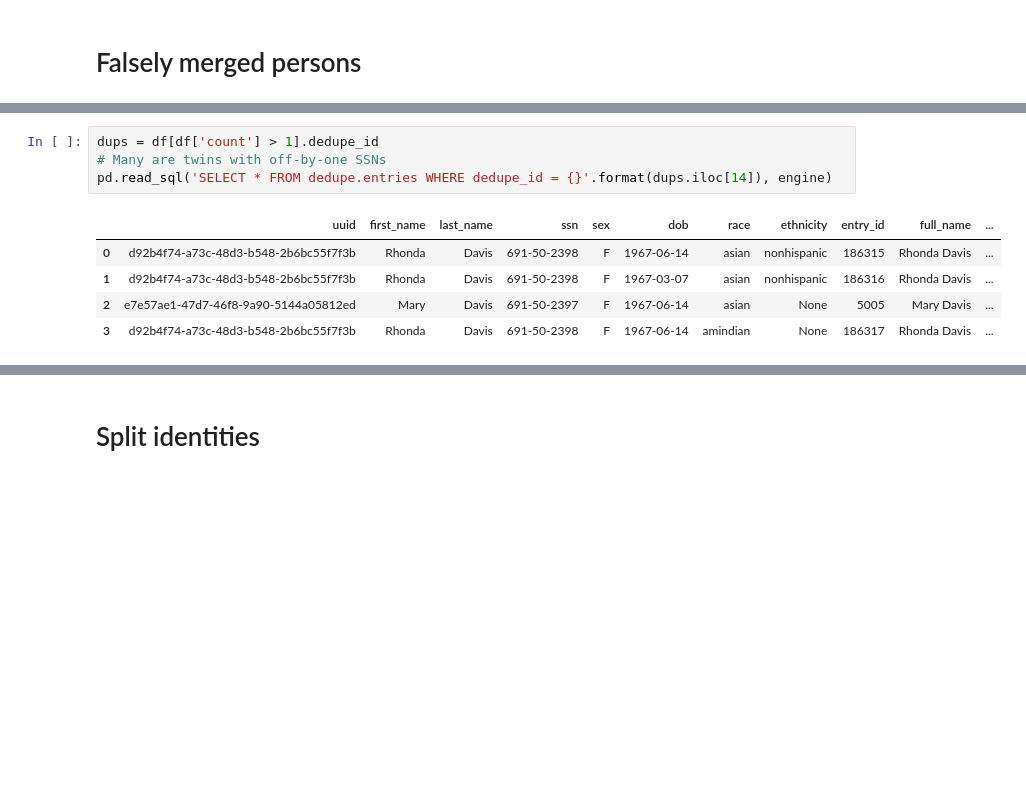
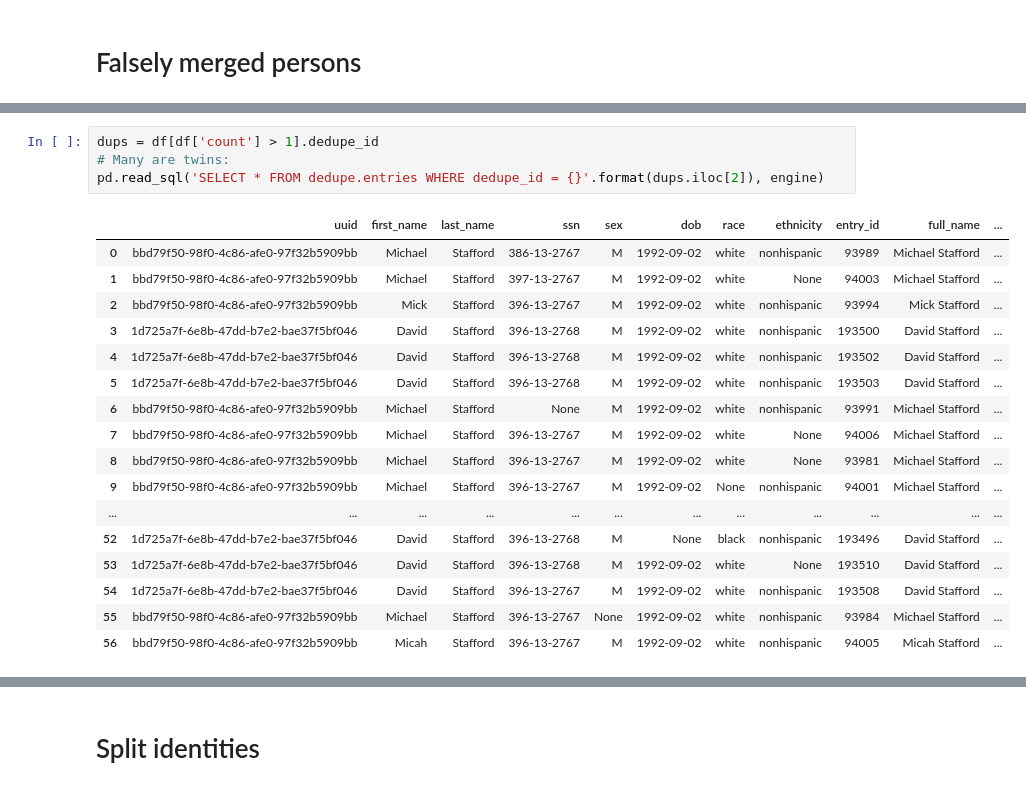
Before and after one commit to dssg/pgdedupe, a Jupyter notebook: Deduplication validation.ipynb, the cells around one changed output, grey strips where cells are left out. Cells and saved outputs as stored; diff of their text form; blank space fills up the shorter version.

```diff
--- a/Deduplication validation.ipynb
+++ b/Deduplication validation.ipynb
@@ -52,10 +52,22 @@ print("{} falsely merged identities; {}% of all identities".format(sum(df['count
 # %%
 dups = df[df['count'] > 1].dedupe_id
-# Many are twins with off-by-one SSNs
-pd.read_sql('SELECT * FROM dedupe.entries WHERE dedupe_id = {}'.format(dups.iloc[14]), engine)
+# Many are twins:
+pd.read_sql('SELECT * FROM dedupe.entries WHERE dedupe_id = {}'.format(dups.iloc[2]), engine)
 # %% [output]
 |  | uuid | first_name | last_name | ssn | sex | dob | race | ethnicity | entry_id | full_name | ... |
-| 0 | d92b4f74-a73c-48d3-b548-2b6bc55f7f3b | Rhonda | Davis | 691-50-2398 | F | 1967-06-14 | asian | nonhispanic | 186315 | Rhonda Davis | ... |
-| 1 | d92b4f74-a73c-48d3-b548-2b6bc55f7f3b | Rhonda | Davis | 691-50-2398 | F | 1967-03-07 | asian | nonhispanic | 186316 | Rhonda Davis | ... |
-| 2 | e7e57ae1-47d7-46f8-9a90-5144a05812ed | Mary | Davis | 691-50-2397 | F | 1967-06-14 | asian | None | 5005 | Mary Davis | ... |
-| 3 | d92b4f74-a73c-48d3-b548-2b6bc55f7f3b | Rhonda | Davis | 691-50-2398 | F | 1967-06-14 | amindian | None | 186317 | Rhonda Davis | ... |
+| 0 | bbd79f50-98f0-4c86-afe0-97f32b5909bb | Michael | Stafford | 386-13-2767 | M | 1992-09-02 | white | nonhispanic | 93989 | Michael Stafford | ... |
+| 1 | bbd79f50-98f0-4c86-afe0-97f32b5909bb | Michael | Stafford | 397-13-2767 | M | 1992-09-02 | white | None | 94003 | Michael Stafford | ... |
+| 2 | bbd79f50-98f0-4c86-afe0-97f32b5909bb | Mick | Stafford | 396-13-2767 | M | 1992-09-02 | white | nonhispanic | 93994 | Mick Stafford | ... |
+| 3 | 1d725a7f-6e8b-47dd-b7e2-bae37f5bf046 | David | Stafford | 396-13-2768 | M | 1992-09-02 | white | nonhispanic | 193500 | David Stafford | ... |
+| 4 | 1d725a7f-6e8b-47dd-b7e2-bae37f5bf046 | David | Stafford | 396-13-2768 | M | 1992-09-02 | white | nonhispanic | 193502 | David Stafford | ... |
+| 5 | 1d725a7f-6e8b-47dd-b7e2-bae37f5bf046 | David | Stafford | 396-13-2768 | M | 1992-09-02 | white | nonhispanic | 193503 | David Stafford | ... |
+| 6 | bbd79f50-98f0-4c86-afe0-97f32b5909bb | Michael | Stafford | None | M | 1992-09-02 | white | nonhispanic | 93991 | Michael Stafford | ... |
+| 7 | bbd79f50-98f0-4c86-afe0-97f32b5909bb | Michael | Stafford | 396-13-2767 | M | 1992-09-02 | white | None | 94006 | Michael Stafford | ... |
+| 8 | bbd79f50-98f0-4c86-afe0-97f32b5909bb | Michael | Stafford | 396-13-2767 | M | 1992-09-02 | white | None | 93981 | Michael Stafford | ... |
+| 9 | bbd79f50-98f0-4c86-afe0-97f32b5909bb | Michael | Stafford | 396-13-2767 | M | 1992-09-02 | None | nonhispanic | 94001 | Michael Stafford | ... |
+| ... | ... | ... | ... | ... | ... | ... | ... | ... | ... | ... | ... |
+| 52 | 1d725a7f-6e8b-47dd-b7e2-bae37f5bf046 | David | Stafford | 396-13-2768 | M | None | black | nonhispanic | 193496 | David Stafford | ... |
+| 53 | 1d725a7f-6e8b-47dd-b7e2-bae37f5bf046 | David | Stafford | 396-13-2768 | M | 1992-09-02 | white | None | 193510 | David Stafford | ... |
+| 54 | 1d725a7f-6e8b-47dd-b7e2-bae37f5bf046 | David | Stafford | 396-13-2767 | M | 1992-09-02 | white | nonhispanic | 193508 | David Stafford | ... |
+| 55 | bbd79f50-98f0-4c86-afe0-97f32b5909bb | Michael | Stafford | 396-13-2767 | None | 1992-09-02 | white | nonhispanic | 93984 | Michael Stafford | ... |
+| 56 | bbd79f50-98f0-4c86-afe0-97f32b5909bb | Micah | Stafford | 396-13-2767 | M | 1992-09-02 | white | nonhispanic | 94005 | Micah Stafford | ... |
```
Also changed, not shown: parts of 9 cells of this notebook, 3 other files.
